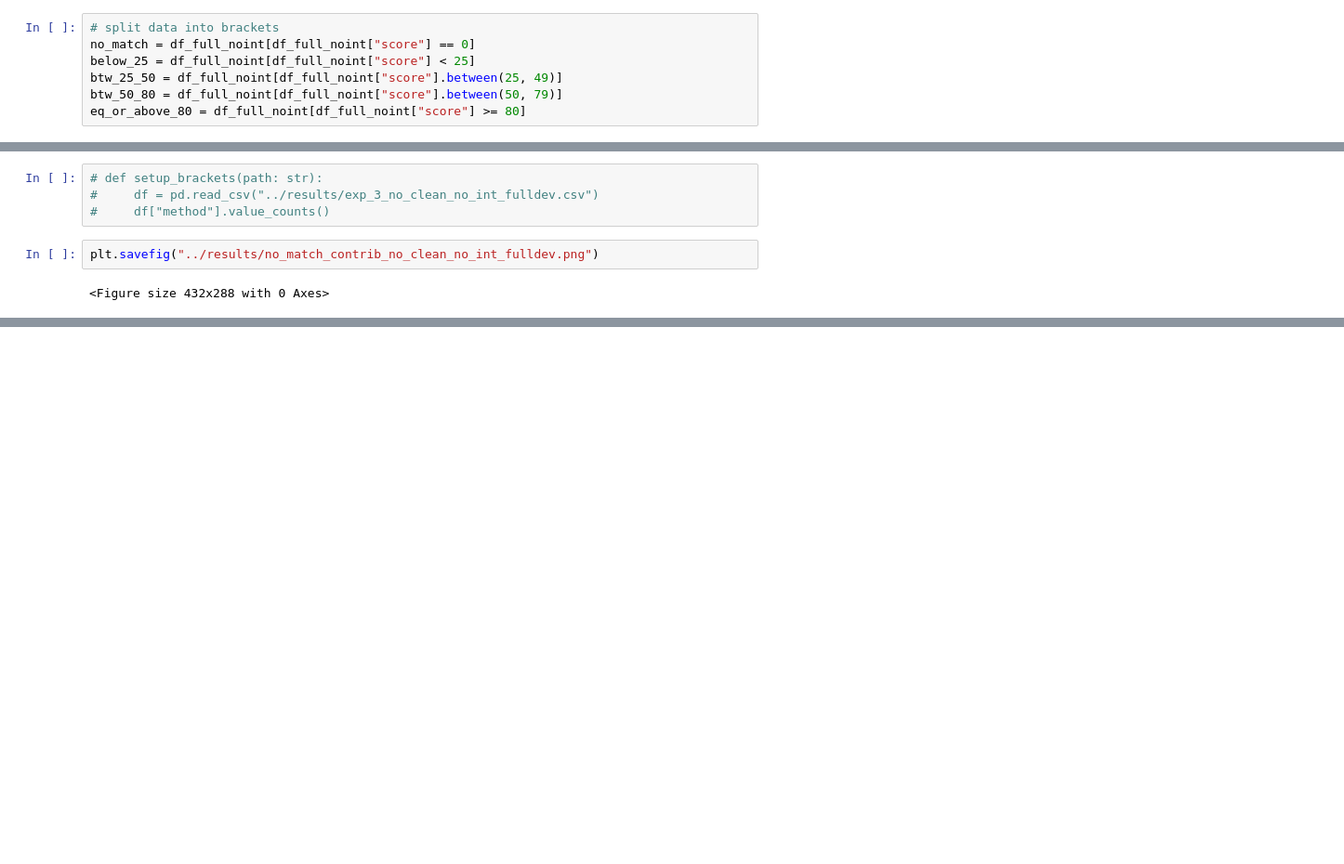
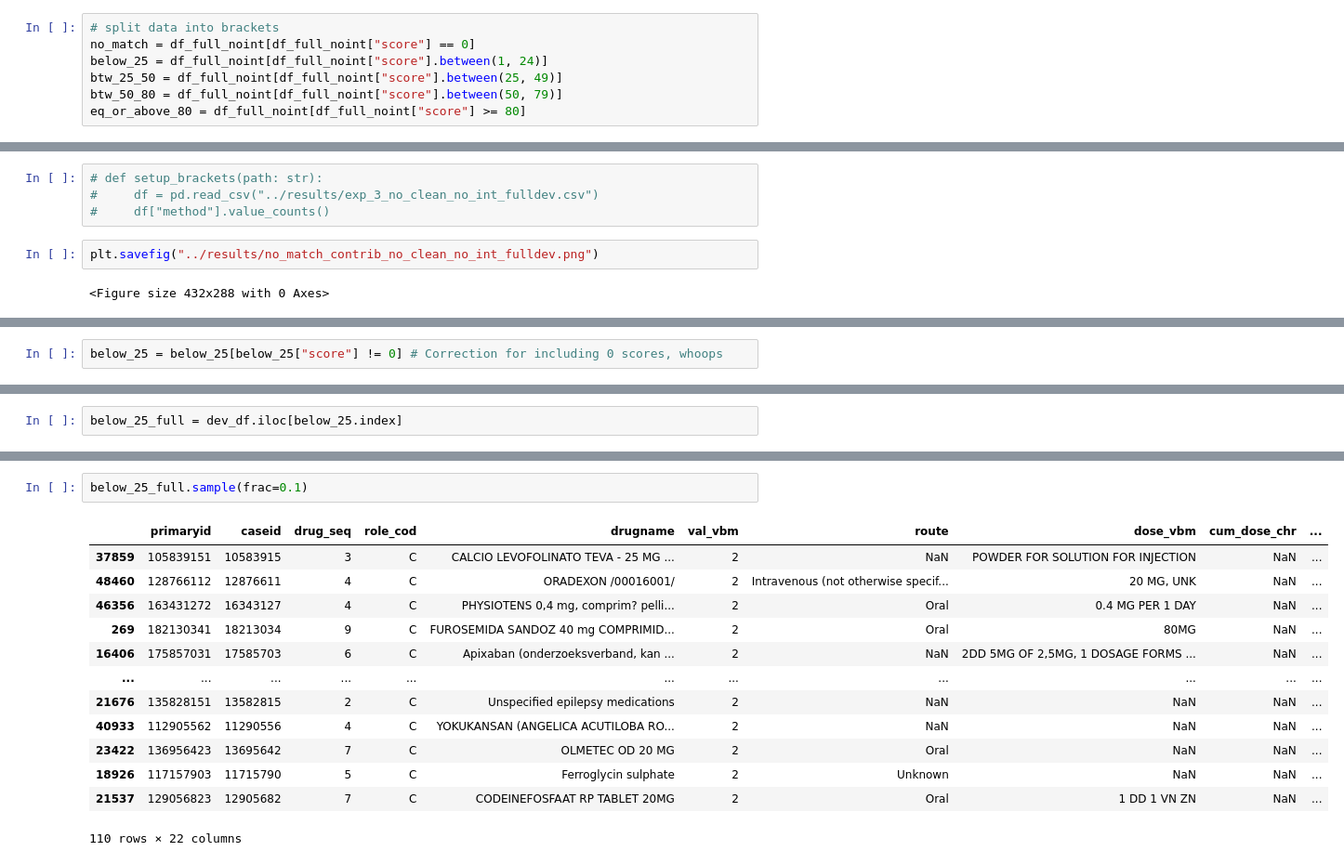
Before and after one commit to jcathalina/faers-drug-norm, a Jupyter notebook: notebooks/experiment_sandbox.ipynb, the cells around one changed output, grey strips where cells are left out. Shown at 93% size. Cells and saved outputs as stored; diff of their text form; blank space fills up the shorter version.

Commit message:
Add below 25 group analysis in sandbox

```diff
--- a/notebooks/experiment_sandbox.ipynb
+++ b/notebooks/experiment_sandbox.ipynb
@@ -68,7 +72,7 @@ Name: method, dtype: int64
 # %%
 # split data into brackets
 no_match = df_full_noint[df_full_noint["score"] == 0]
-below_25 = df_full_noint[df_full_noint["score"] < 25]
+below_25 = df_full_noint[df_full_noint["score"].between(1, 24)]
 btw_25_50 = df_full_noint[df_full_noint["score"].between(25, 49)]
 btw_50_80 = df_full_noint[df_full_noint["score"].between(50, 79)]
 eq_or_above_80 = df_full_noint[df_full_noint["score"] >= 80]
@@ -146,0 +159,2 @@ plt.show()
+# %%
+below_25 = below_25[below_25["score"] != 0] # Correction for including 0 scores, whoops
@@ -146,0 +168,2 @@ plt.show()
+# %%
+below_25_full = dev_df.iloc[below_25.index]
@@ -146,0 +174,16 @@ plt.show()
+# %%
+below_25_full.sample(frac=0.1)
+# %% [output]
+|  | primaryid | caseid | drug_seq | role_cod | drugname | val_vbm | route | dose_vbm | cum_dose_chr | ... |
+| 37859 | 105839151 | 10583915 | 3 | C | CALCIO LEVOFOLINATO TEVA - 25 MG ... | 2 | NaN | POWDER FOR SOLUTION FOR INJECTION | NaN | ... |
+| 48460 | 128766112 | 12876611 | 4 | C | ORADEXON /00016001/ | 2 | Intravenous (not otherwise specif... | 20 MG, UNK | NaN | ... |
+| 46356 | 163431272 | 16343127 | 4 | C | PHYSIOTENS 0,4 mg, comprim? pelli... | 2 | Oral | 0.4 MG PER 1 DAY | NaN | ... |
+| 269 | 182130341 | 18213034 | 9 | C | FUROSEMIDA SANDOZ 40 mg COMPRIMID... | 2 | Oral | 80MG | NaN | ... |
+| 16406 | 175857031 | 17585703 | 6 | C | Apixaban (onderzoeksverband, kan ... | 2 | NaN | 2DD 5MG OF 2,5MG, 1 DOSAGE FORMS ... | NaN | ... |
+| ... | ... | ... | ... | ... | ... | ... | ... | ... | ... | ... |
+| 21676 | 135828151 | 13582815 | 2 | C | Unspecified epilepsy medications | 2 | NaN | NaN | NaN | ... |
+| 40933 | 112905562 | 11290556 | 4 | C | YOKUKANSAN (ANGELICA ACUTILOBA RO... | 2 | NaN | NaN | NaN | ... |
+| 23422 | 136956423 | 13695642 | 7 | C | OLMETEC OD 20 MG | 2 | Oral | NaN | NaN | ... |
+| 18926 | 117157903 | 11715790 | 5 | C | Ferroglycin sulphate | 2 | Unknown | NaN | NaN | ... |
+| 21537 | 129056823 | 12905682 | 7 | C | CODEINEFOSFAAT RP TABLET 20MG | 2 | Oral | 1 DD 1 VN ZN | NaN | ... |
+110 rows × 22 columns
```
Also changed, not shown: parts of 9 cells of this notebook.
